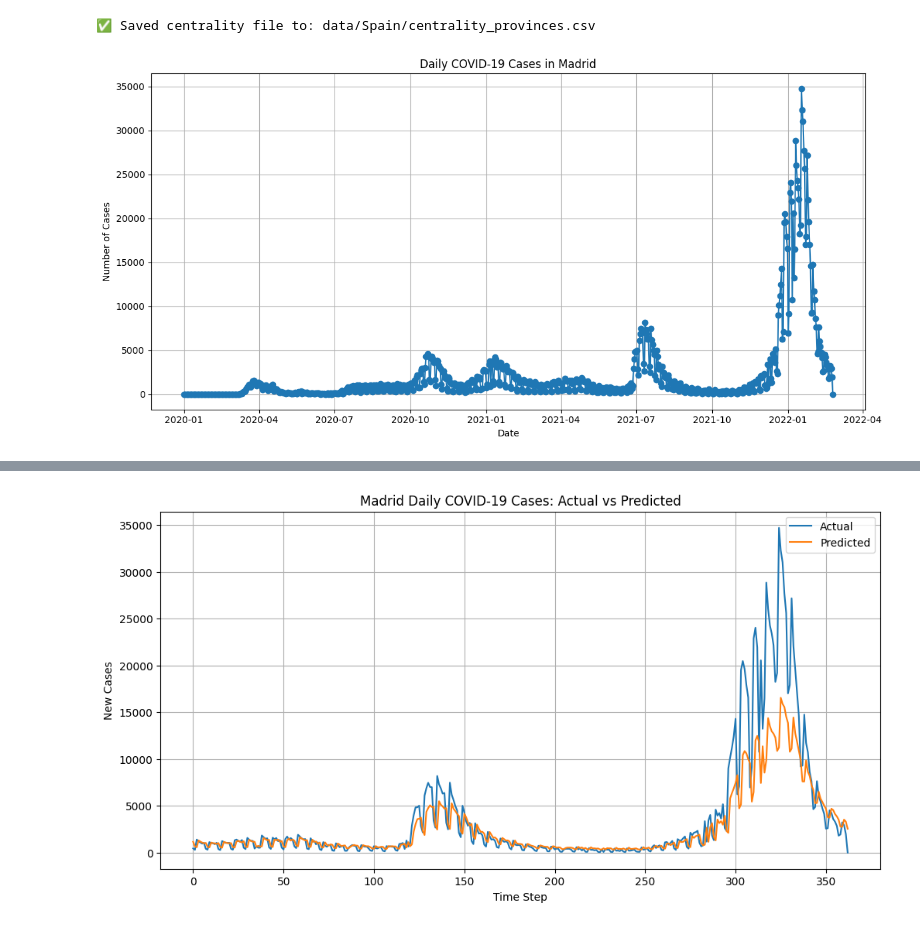
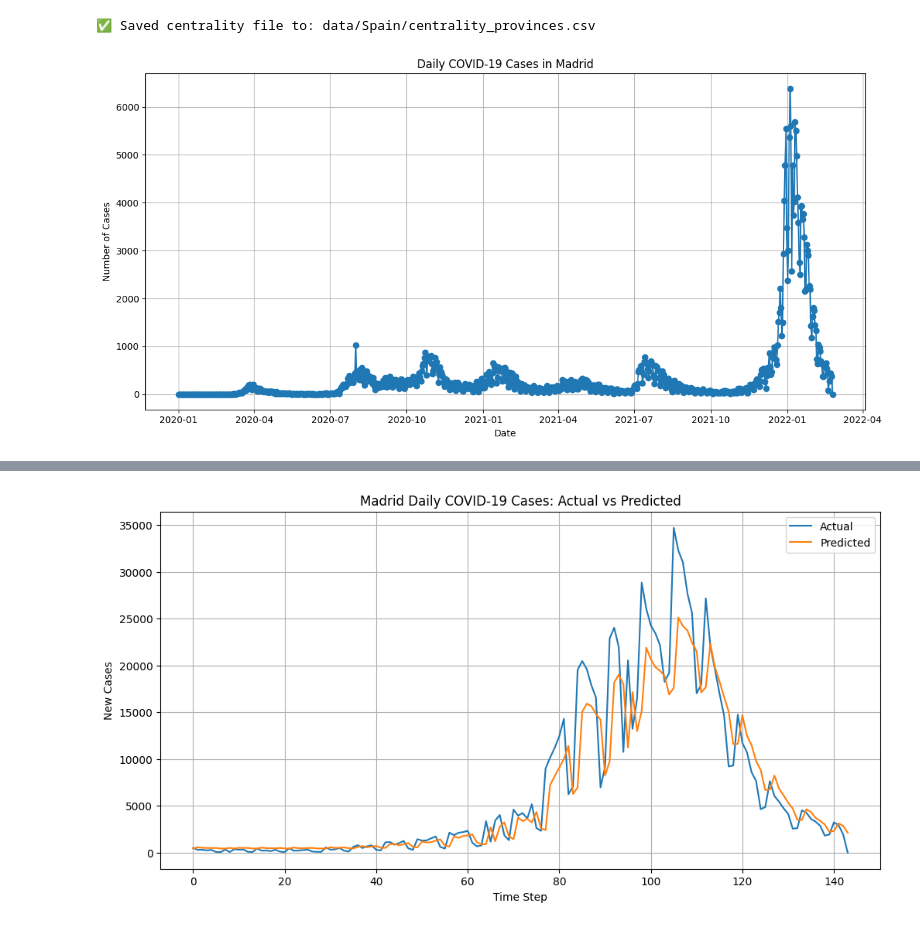
Before and after one commit to Youssef-Malek2004/GNNs-Covid-Mobility, a Jupyter notebook: Spanish-Covid-Data.ipynb, the cells around one changed output, grey strips where cells are left out. Drawn from its saved outputs; the diff is of its cells as text; code cells hidden in the pictures.

```diff
--- a/Spanish-Covid-Data.ipynb
+++ b/Spanish-Covid-Data.ipynb
@@ -113,7 +113,7 @@ df = pd.read_csv('data/Spain/provincias_covid19_datos_sanidad_nueva_serie.csv')
 df['Fecha'] = pd.to_datetime(df['Fecha'])
 
 # Filter for Madrid
-madrid_df = df[df['provincia'] == 'Barcelona'].sort_values('Fecha')
+madrid_df = df[df['provincia'] == 'Madrid'].sort_values('Fecha')
 
 # Plot daily cases
 plt.figure(figsize=(12, 6))
@@ -125,7 +125,7 @@ plt.grid(True)
 plt.tight_layout()
 plt.show()
 # %% [output]
-[figure, old version]
+[figure, new version]
 # %%
 import random
 import numpy as np
@@ -156,7 +156,7 @@ scaler = MinMaxScaler()
 data_scaled = scaler.fit_transform(data)
 
 # Step 3: Train-test split
-train_size = int(len(data_scaled) * 0.5)
+train_size = int(len(data_scaled) * 0.8)
 train_data = data_scaled[:train_size]
 test_data = data_scaled[train_size:]
 
@@ -170,7 +170,7 @@ def create_sequences(data, seq_length=14):
         ys.append(y)
     return torch.tensor(xs, dtype=torch.float32), torch.tensor(ys, dtype=torch.float32)
 
-seq_length = 30
+seq_length = 14
 X_train, y_train = create_sequences(train_data, seq_length)
 X_test, y_test = create_sequences(test_data, seq_length)
 
@@ -268 +268 @@ Epoch 390, Loss: 0.0006
-[figure, old version]
+[figure, new version]
```
Also changed, not shown: parts of 1 cell of this notebook, 49 other files.
